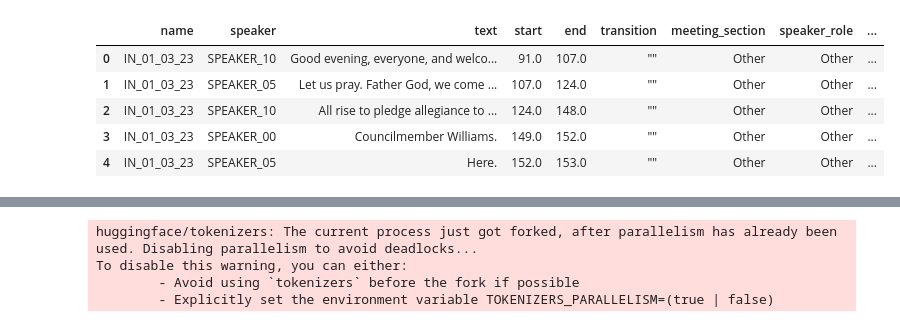
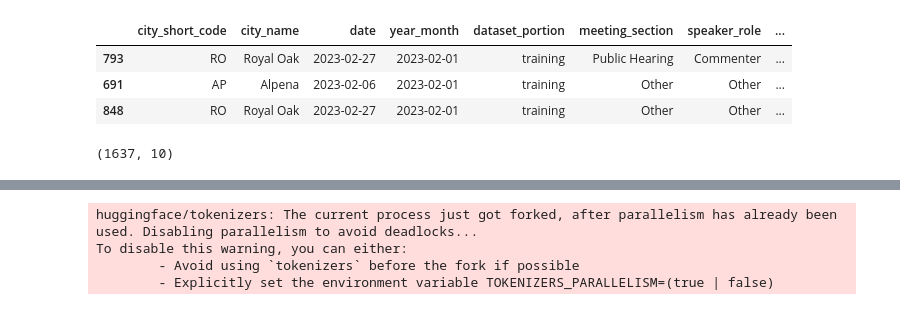
Before and after one commit to evamaxfield/cdp-public-comment-seg-prep, a Jupyter notebook: notebooks/eda.ipynb, the cells around one changed output, grey strips where cells are left out. Drawn from its saved outputs; the diff is of its cells as text; code cells hidden in the pictures.

```diff
--- a/notebooks/eda.ipynb
+++ b/notebooks/eda.ipynb
@@ -7,16 +7,15 @@ from sklearn.feature_extraction.text import TfidfVectorizer
 from bertopic.vectorizers import ClassTfidfTransformer
 from sklearn.decomposition import PCA
 from sklearn.cluster import MiniBatchKMeans
+import matplotlib.ticker as ticker
+import random
+import numpy as np
 
 import opinionated  # noqa
 import matplotlib.pyplot as plt
 plt.style.use("opinionated_rc")
 import colormaps as cmaps
 import seaborn as sns
-
-# Get the bold color map values
-PALETTE_BOLD = cmaps.bold._colors
-sns.set_palette(PALETTE_BOLD)
 
 CITY_SHORTCODE_NAME_LUT = {
     "AA": "Ann Arbor",
@@ -39,9 +38,20 @@ CITY_SHORTCODE_NAME_LUT = {
     "SL": "Saline",
     "SC": "St Clair",
     "SH": "Sterling Heights",
-    "WT": "Williamston"
+    "WT": "Williamston",
+    "SEA": "Seattle",
+    "OAK": "Oakland",
 }
 
+CITIES_OF_INTEREST = [
+    "AA",
+    "RO",
+    "JS",
+    "LS",
+    "SEA",
+    "OAK",
+]
+
 ANNOTATIONS_DIR = Path("../data/annotated-for-modeling/").resolve()
 # %% [output]
 Now downloading: Roboto Condensed
@@ -78,45 +92,71 @@ def split_short_name_to_city_and_date(short_name: str) -> tuple[str, date]:
         month=int(short_code_and_date_parts[1]),
         day=int(short_code_and_date_parts[2]),
     )
 
     return short_code, event_date
 
 # Read all data
 for filepath in ANNOTATIONS_DIR.glob("*.csv"):
     # Read the comment data
     df = pd.read_csv(filepath)
 
     # Lowercase all columns
     df.columns = df.columns.str.lower()
 
     # Remove any spaces from column names and replace with "_"
     df.columns = df.columns.str.replace(" ", "_")
 
-    # Split the "name" column into "city" and "date"
-    df["city"], df["date"] = zip(
+    # Split the "name" column into "city_short_code" and "date"
+    df["city_short_code"], df["date"] = zip(
         *df["name"].apply(split_short_name_to_city_and_date),
         strict=True,
     )
 
+    # Add the city name
+    df["city_name"] = df["city_short_code"].map(CITY_SHORTCODE_NAME_LUT)
+
     # Add a year-month column
     df["year_month"] = df["date"].apply(lambda x: x.replace(day=1))
+
+    # Using the filename, mark if this was a "training" or "inferred" dataset
+    df["dataset_portion"] = "training" if "truth" in filepath.stem else "inferred"
 
     # Add the truth data to the list
     data_dfs.append(df)
 
 # Concatenate all training data
 full_data = pd.concat(data_dfs)
-full_data.head()
+
+# Subset the data to only the columns we care about
+full_data = full_data[[
+    "city_short_code",
+    "city_name",
+    "date",
+    "year_month",
+    "dataset_portion",
+    "meeting_section",
+    "speaker_role",
+    "start",
+    "end",
+    "text",
+]]
+
+full_data.sample(3)
 # %% [output]
-|  | name | speaker | text | start | end | transition | meeting_section | speaker_role | ... |
-| 0 | IN_01_03_23 | SPEAKER_10 | Good evening, everyone, and welco... | 91.0 | 107.0 | "" | Other | Other | ... |
-| 1 | IN_01_03_23 | SPEAKER_05 | Let us pray. Father God, we come ... | 107.0 | 124.0 | "" | Other | Other | ... |
-| 2 | IN_01_03_23 | SPEAKER_10 | All rise to pledge allegiance to ... | 124.0 | 148.0 | "" | Other | Other | ... |
-| 3 | IN_01_03_23 | SPEAKER_00 | Councilmember Williams. | 149.0 | 152.0 | "" | Other | Other | ... |
-| 4 | IN_01_03_23 | SPEAKER_05 | Here. | 152.0 | 153.0 | "" | Other | Other | ... |
+|  | city_short_code | city_name | date | year_month | dataset_portion | meeting_section | speaker_role | ... |
+| 793 | RO | Royal Oak | 2023-02-27 | 2023-02-01 | training | Public Hearing | Commenter | ... |
+| 691 | AP | Alpena | 2023-02-06 | 2023-02-01 | training | Other | Other | ... |
+| 848 | RO | Royal Oak | 2023-02-27 | 2023-02-01 | training | Other | Other | ... |
 # %%
+# Filter to only the cities of interest
+full_data = full_data[full_data["city_short_code"].isin(CITIES_OF_INTEREST)]
+
 # Filter out government comments and only use public comment not hearing
 meeting_comments = full_data[
     (full_data["meeting_section"] == "Public Comment")
     & (full_data["speaker_role"] == "Commenter")
 ]
+
+meeting_comments.shape
+# %% [output]
+(1637, 10)
```
Also changed, not shown: parts of 17 cells of this notebook, 1 other file.
